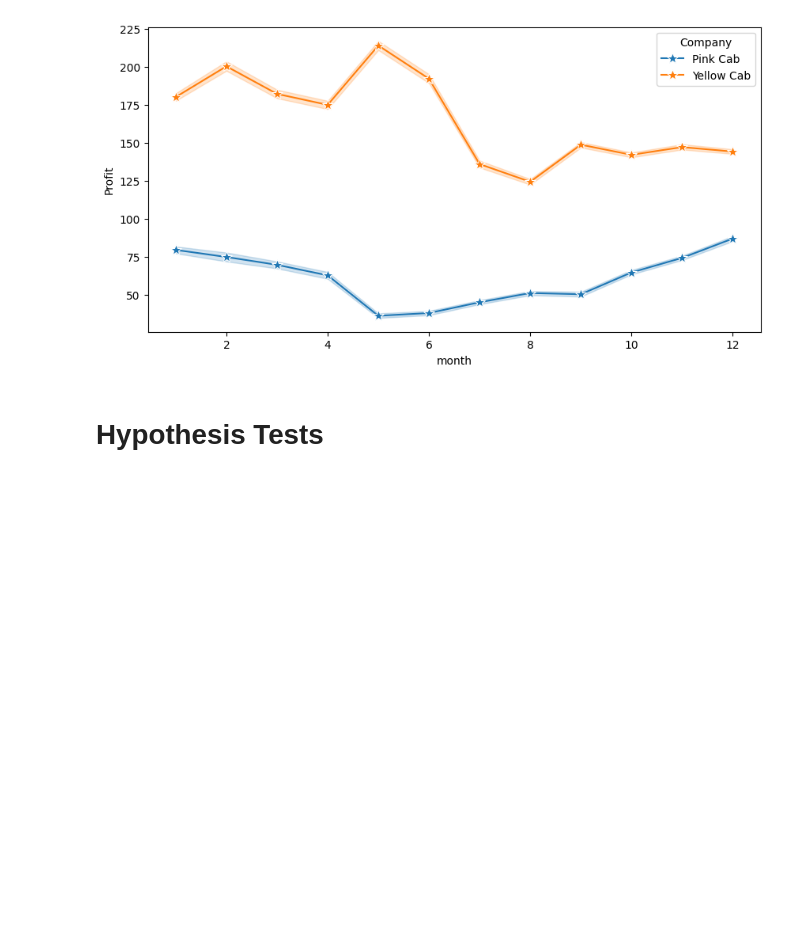
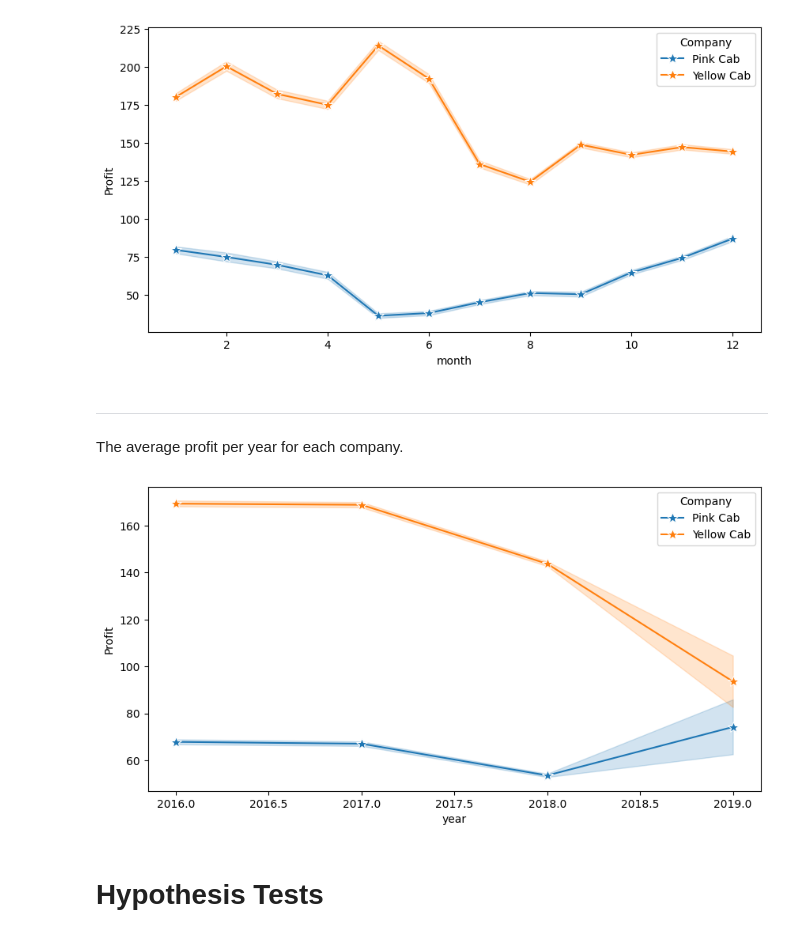
Before and after one commit to chjameskumar/Week-2, a Jupyter notebook: G2M_insight_for_Cab_Investment_firm.ipynb, the cells around one changed output. Drawn from its saved outputs; the diff is of its cells as text; code cells hidden in the pictures; blank space fills up the shorter version.

```diff
--- a/G2M_insight_for_Cab_Investment_firm.ipynb
+++ b/G2M_insight_for_Cab_Investment_firm.ipynb
@@ -598,6 +578,18 @@ sns.lineplot(data=df2, x="month", y="Profit", hue="Company", marker="*", markers
 plt.show()
 # %% [output]
 [figure]
+# %% [markdown]
+---
+
+The average profit per year for each company.
+# %%
+plt.figure(figsize=(10,5))
+
+sns.lineplot(data=df2, x="year", y="Profit", hue="Company", marker="*", markersize=10)
+
+plt.show()
+# %% [output]
+[figure, added]
 # %% [markdown]
 # Hypothesis Tests
 # %% [markdown]
```
Also changed, not shown: parts of 10 cells of this notebook.
